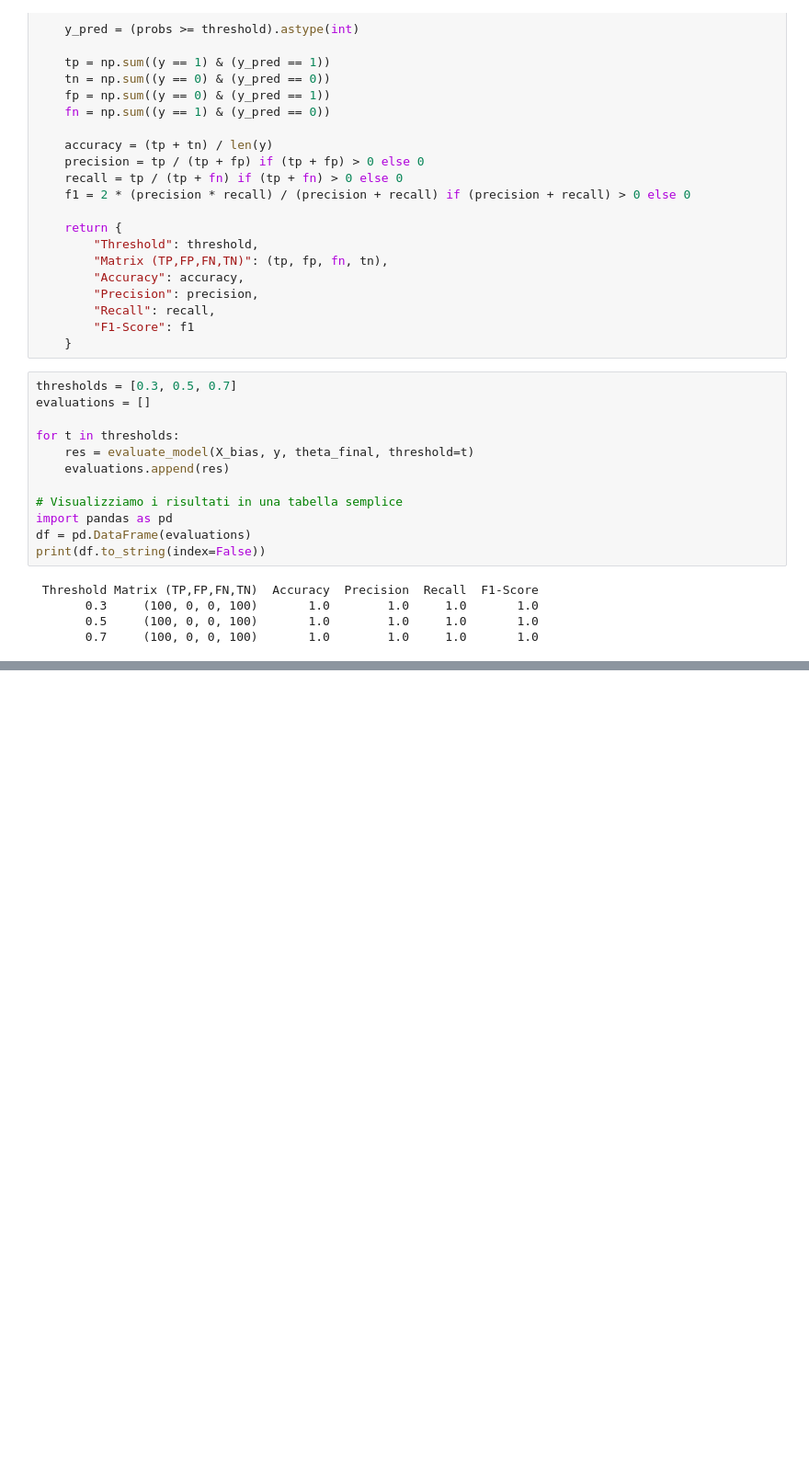
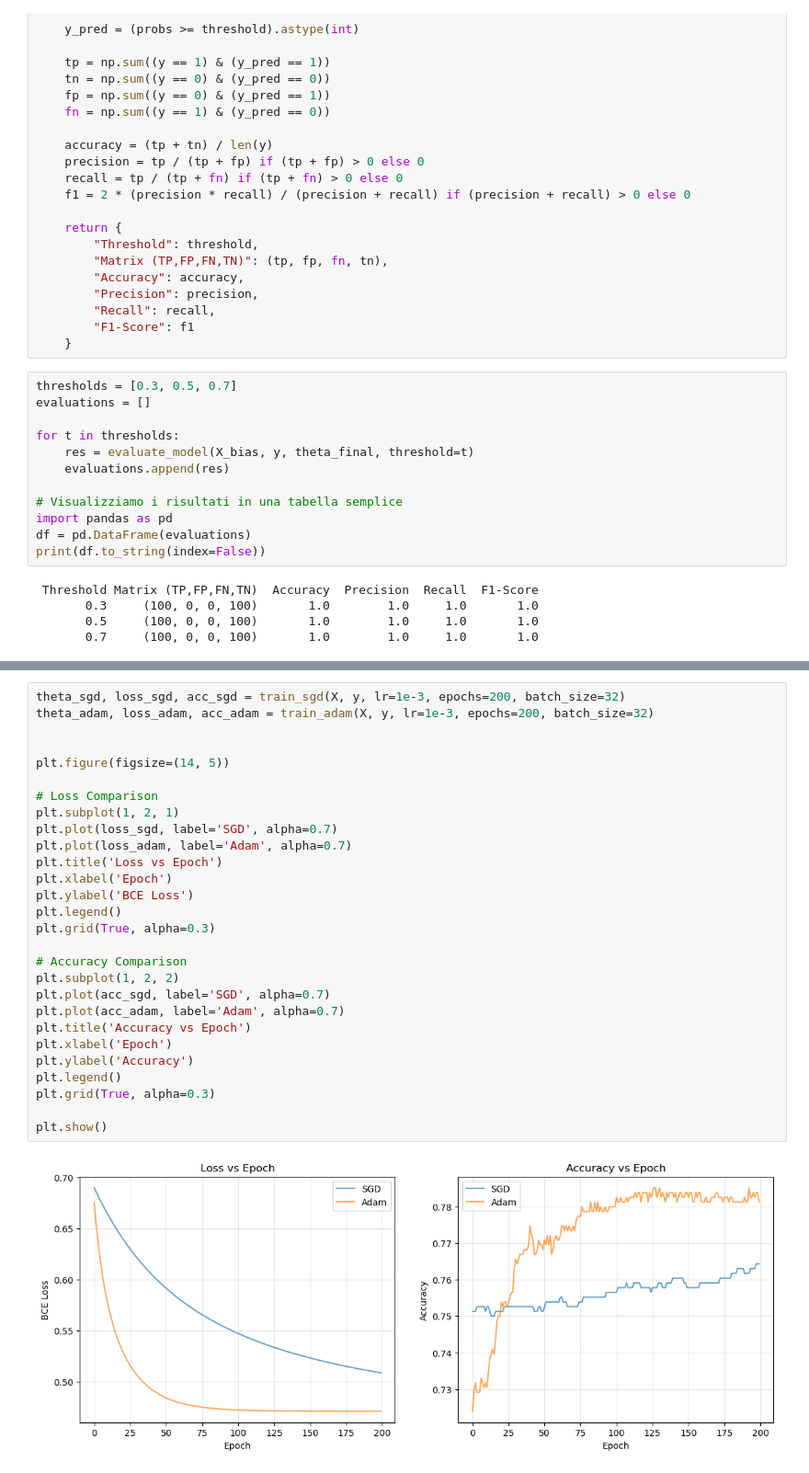
Before and after one commit to tntwj/smm-homework, a Jupyter notebook: supervised_learning.ipynb, the cells around one changed output, grey strips where cells are left out. Shown at 92% size. Cells and saved outputs as stored; diff of their text form; blank space fills up the shorter version.

```diff
--- a/supervised_learning.ipynb
+++ b/supervised_learning.ipynb
@@ -166,0 +271,30 @@ print(df.to_string(index=False))
+# %%
+theta_sgd, loss_sgd, acc_sgd = train_sgd(X, y, lr=1e-3, epochs=200, batch_size=32)
+theta_adam, loss_adam, acc_adam = train_adam(X, y, lr=1e-3, epochs=200, batch_size=32)
+
+
+plt.figure(figsize=(14, 5))
+
+# Loss Comparison
+plt.subplot(1, 2, 1)
+plt.plot(loss_sgd, label='SGD', alpha=0.7)
+plt.plot(loss_adam, label='Adam', alpha=0.7)
+plt.title('Loss vs Epoch')
+plt.xlabel('Epoch')
+plt.ylabel('BCE Loss')
+plt.legend()
+plt.grid(True, alpha=0.3)
+
+# Accuracy Comparison
+plt.subplot(1, 2, 2)
+plt.plot(acc_sgd, label='SGD', alpha=0.7)
+plt.plot(acc_adam, label='Adam', alpha=0.7)
+plt.title('Accuracy vs Epoch')
+plt.xlabel('Epoch')
+plt.ylabel('Accuracy')
+plt.legend()
+plt.grid(True, alpha=0.3)
+
+plt.show()
+# %% [output]
+[figure, added]
```
Also changed, not shown: parts of 3 cells of this notebook.
